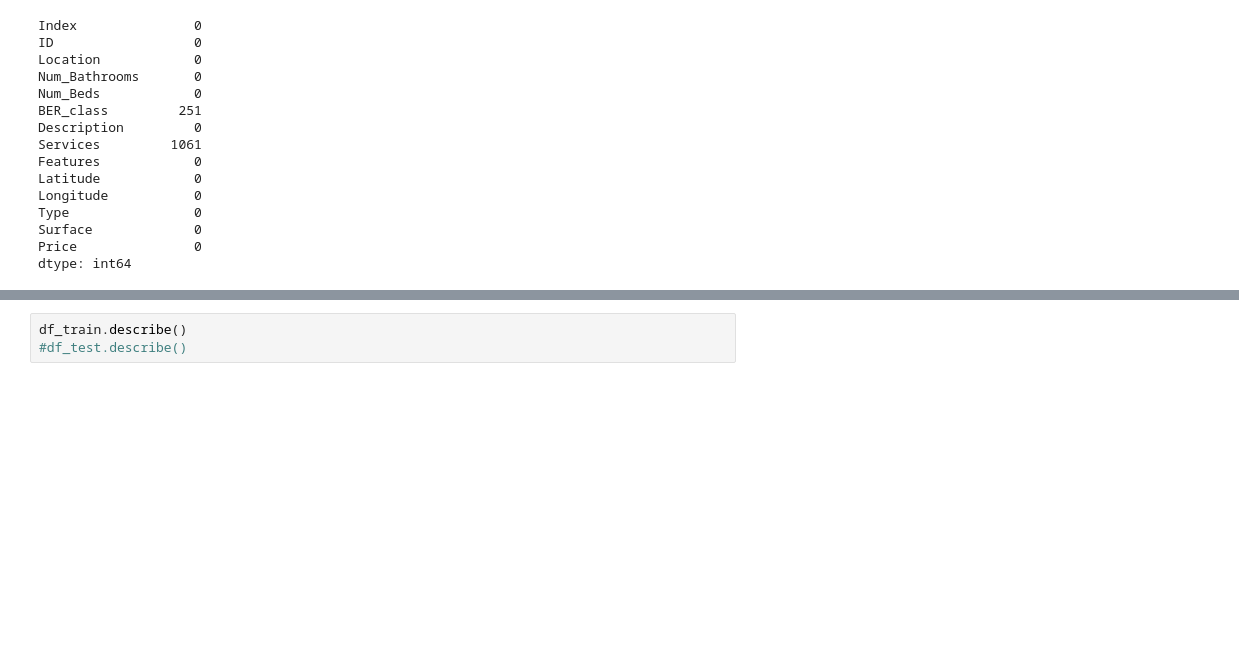
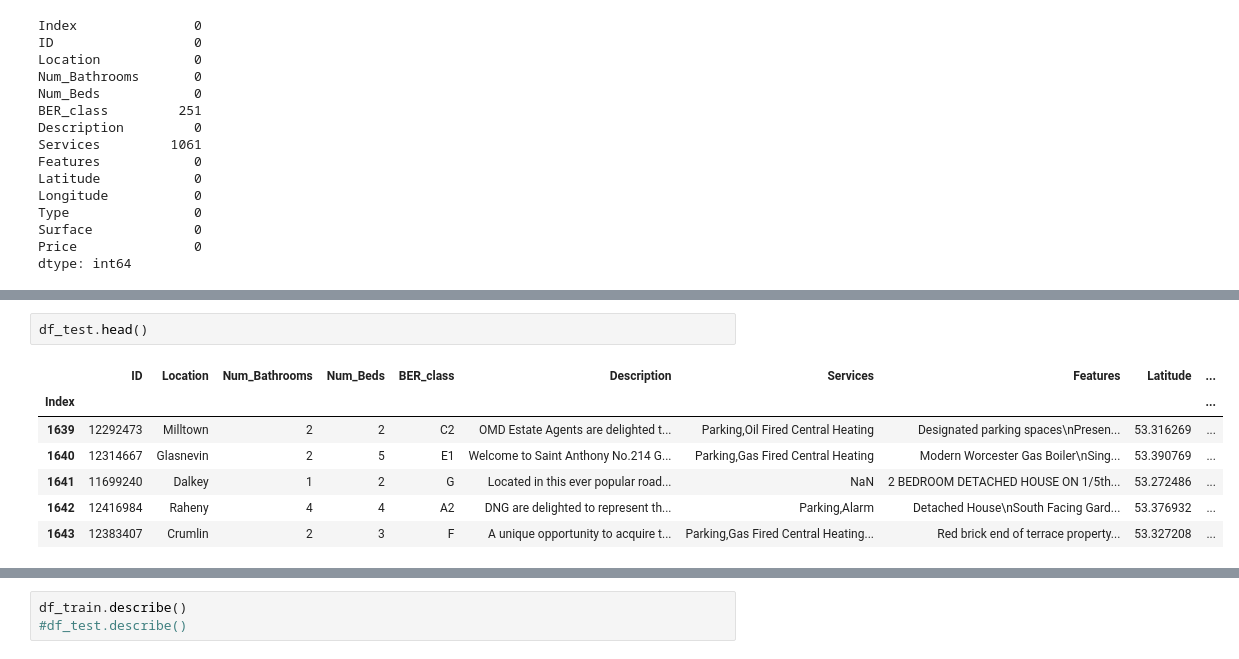
Before and after one commit to barrytl/ET5003_SEM1_2021-2, a Jupyter notebook: Week-5/ET5003_KaggleCompetition.ipynb, the cells around one changed output, grey strips where cells are left out. Cells and saved outputs as stored; diff of their text form; blank space fills up the shorter version.

```diff
--- a/Week-5/ET5003_KaggleCompetition.ipynb
+++ b/Week-5/ET5003_KaggleCompetition.ipynb
@@ -203,0 +208,10 @@ df_train.head(6)
+# %%
+df_test.head()
+# %% [output]
+|  | ID | Location | Num_Bathrooms | Num_Beds | BER_class | Description | Services | Features | Latitude | ... |
+| Index |  |  |  |  |  |  |  |  |  | ... |
+| 1639 | 12292473 | Milltown | 2 | 2 | C2 | OMD Estate Agents are delighted t... | Parking,Oil Fired Central Heating | Designated parking spaces\nPresen... | 53.316269 | ... |
+| 1640 | 12314667 | Glasnevin | 2 | 5 | E1 | Welcome to Saint Anthony No.214 G... | Parking,Gas Fired Central Heating | Modern Worcester Gas Boiler\nSing... | 53.390769 | ... |
+| 1641 | 11699240 | Dalkey | 1 | 2 | G | Located in this ever popular road... | NaN | 2 BEDROOM DETACHED HOUSE ON 1/5th... | 53.272486 | ... |
+| 1642 | 12416984 | Raheny | 4 | 4 | A2 | DNG are delighted to represent th... | Parking,Alarm | Detached House\nSouth Facing Gard... | 53.376932 | ... |
+| 1643 | 12383407 | Crumlin | 2 | 3 | F | A unique opportunity to acquire t... | Parking,Gas Fired Central Heating... | Red brick end of terrace property... | 53.327208 | ... |
```
Also changed, not shown: parts of 79 cells of this notebook.
